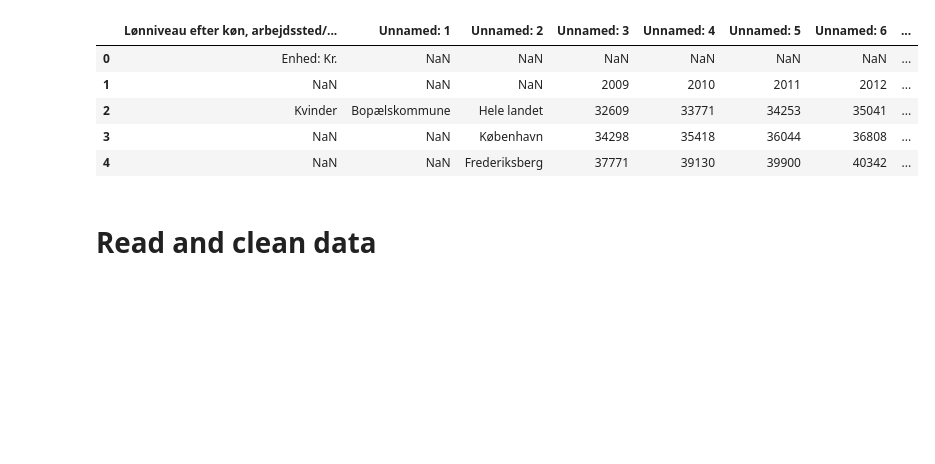
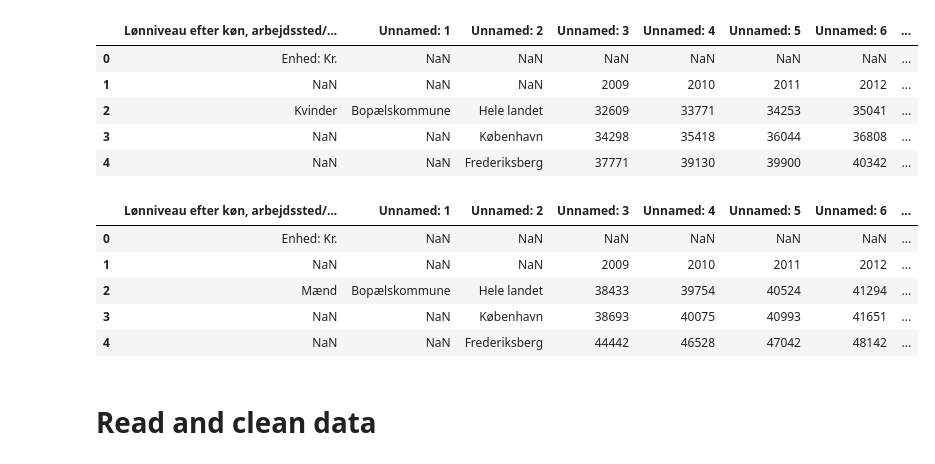
Before and after one commit to julieroddik/projects-2023-mej, a Jupyter notebook: dataproject/dataproject.ipynb, the cells around one changed output. Cells and saved outputs as stored; diff of their text form; code cells hidden in the pictures; blank space fills up the shorter version.

```diff
--- a/dataproject/dataproject.ipynb
+++ b/dataproject/dataproject.ipynb
@@ -58,0 +86,11 @@ pd.read_excel(filename1).head(5)
+# %%
+# Loading the Data from statistikbanken
+filename2 = 'Mænd.xlsx'
+pd.read_excel(filename2).head(5)
+# %% [output]
+|  | Lønniveau efter køn, arbejdssted/... | Unnamed: 1 | Unnamed: 2 | Unnamed: 3 | Unnamed: 4 | Unnamed: 5 | Unnamed: 6 | ... |
+| 0 | Enhed: Kr. | NaN | NaN | NaN | NaN | NaN | NaN | ... |
+| 1 | NaN | NaN | NaN | 2009 | 2010 | 2011 | 2012 | ... |
+| 2 | Mænd | Bopælskommune | Hele landet | 38433 | 39754 | 40524 | 41294 | ... |
+| 3 | NaN | NaN | København | 38693 | 40075 | 40993 | 41651 | ... |
+| 4 | NaN | NaN | Frederiksberg | 44442 | 46528 | 47042 | 48142 | ... |
```
Also changed, not shown: parts of 2 cells of this notebook.
